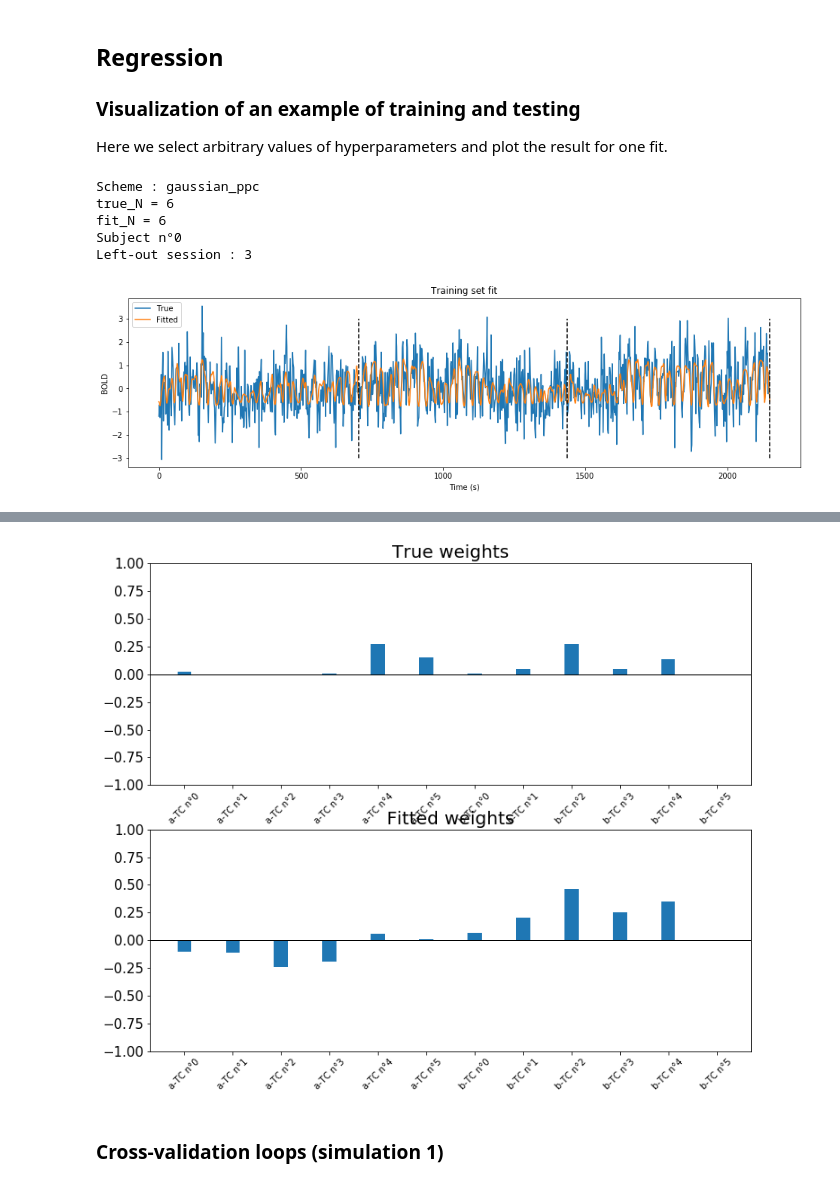
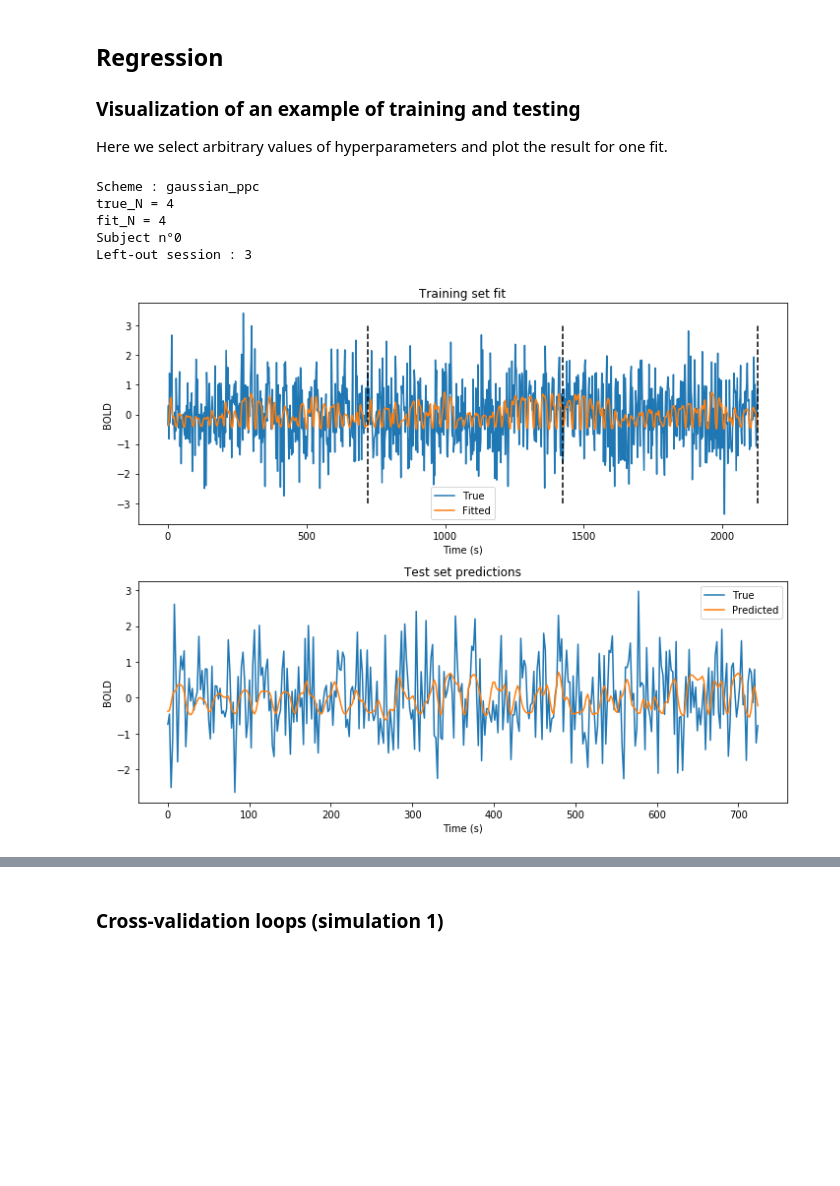
Before and after one commit to sebastiendemortain/neural-coding-of-probabilities, a Jupyter notebook: simulation_results.ipynb, the cells around one changed output, grey strips where cells are left out. Cells and saved outputs as stored; diff of their text form; code cells hidden in the pictures; blank space fills up the shorter version.

```diff
--- a/simulation_results.ipynb
+++ b/simulation_results.ipynb
@@ -266,9 +285,7 @@ Tuning curve n°0 related to the confidence
 # %% [markdown]
 ### Whiten the design matrix
 # %%
-# Initialization
-Xw = [[[[None for k_session in range(n_sessions)] for k_subject in range(n_subjects)] for k_fit_N in range(n_N)]
-     for k_scheme in range(n_schemes)]
+# Whiten the design matrices
 
 # Whitening matrix
 white_mat = sio.loadmat('data/simu/whitening_matrix.mat')
@@ -282,10 +299,10 @@ if not whitening_done:
         X_tmp = copy.deepcopy(X[k_scheme][k_fit_N][k_subject][k_session])    # Just to lighten code
         rows_dim, columns_dim = X_tmp.shape
         X_tmp = np.matmul(W[:rows_dim, :rows_dim], X_tmp)
-        Xw[k_scheme][k_fit_N][k_subject][k_session] = copy.deepcopy(X_tmp)
+        X[k_scheme][k_fit_N][k_subject][k_session] = copy.deepcopy(X_tmp)
 
 whitening_done = True
 
-X_after_whitening = copy.deepcopy(Xw)
+X_after_whitening = copy.deepcopy(X)
 # %% [markdown]
 ### Computes the response vectors
@@ -293,4 +309,5 @@ Creation of y from X to save computational ressources.
 # %%
+# Creation of y from X to save computational resources
 # Initialization of the response vectors
 y = [[[[[None for k_session in range(n_sessions)] for k_subject in range(n_subjects)] for k_fraction in range(n_fractions)]
 for k_true_N in range(n_N)] for k_scheme in range(n_schemes)]
@@ -360,10 +377,9 @@ for k_scheme in range(n_schemes):
                     population_fraction = np.array([1, 1])
 
                 # Generate the data from the voxel
-                true_voxel = voxel(true_scheme, population_fraction, subpopulation_fraction,
-                                   [true_tc_mu, true_tc_conf])
+                true_voxel = voxel(true_scheme, population_fraction, subpopulation_fraction, true_tc)
                 n_true_features = n_population * true_N
-                weights_tmp = np.reshape(true_voxel.weights, (n_true_features,))
+                weights_tmp = copy.deepcopy(np.reshape(true_voxel.weights, (n_true_features,)))
 
                 ### LOOP OVER THE SUBJECTS
                 for k_subject in range(n_subjects):
@@ -376,7 +392,7 @@ for k_scheme in range(n_schemes):
                             # We use X to compute y order to save some computation time
                             # Temporary variables to lighten the reading
                             X_tmp = copy.deepcopy(X[k_scheme][k_true_N][k_subject][k_session])
-                            y_tmp = copy.deepcopy(np.dot(X_tmp, weights_tmp))
+                            y_tmp = copy.deepcopy(np.matmul(X_tmp, weights_tmp))
 
                             # Allocation of the tensor
                             y[k_scheme][k_true_N][fraction_counter][k_subject][
@@ -408,6 +453,7 @@ y_with_noise = copy.deepcopy(y)
 # %% [markdown]
 ### Z-scoring of design matrices and responses
 # %%
+# Z-scoring of X and y
 # Initialization
 Xz = [[[[None for k_session in range(n_sessions)] for k_subject in range(n_subjects)] for k_fit_N in range(n_N)]
      for k_scheme in range(n_schemes)]
@@ -438,7 +484,7 @@ for k_scheme, k_fit_N, k_subject in itertools.product(range(n_schemes), range(n_
     # End of z-scoring
 
 
-for k_scheme, k_true_N, k_fraction, k_subject, k_session in itertools.product(range(n_schemes), range(n_N), range(n_fractions), range(n_subjects), range(n_sessions)):
+for k_scheme, k_true_N, k_fraction, k_subject in itertools.product(range(n_schemes), range(n_N), range(n_fractions), range(n_subjects)):
     # Z-scoring of y
     y_mean = np.mean(np.concatenate(np.asarray(y[k_scheme][k_true_N][k_fraction][k_subject]),
                                     axis=0), axis=0)
@@ -526,11 +580,12 @@ plt.show()
 
 Here we select arbitrary values of hyperparameters and plot the result for one fit.
 # %%
+# PICK HERE WHICH MODEL, SET, ETC. TO VISUALIZE
 #######################################
 k_scheme = 0
-k_fraction = 10
-k_fit_N = 2
-k_true_N = 2
+k_fraction = 9
+k_fit_N = 1
+k_true_N = 1
 k_subject = 0
 k_session = 3    # Left-out session
 #######################################
@@ -566,8 +621,8 @@ rho_test = pearsonr(y_pred, y_test)[0]
 
 # Plot the signal and the response
 # WEIRD IT DOESNT OWRK ANYMORE
-fig_train = plt.figure(figsize=(16,14))
-ax_y_train = fig_train.add_subplot(311)
+fig1 = plt.figure(figsize=(10,8))
+ax_y_train = fig1.add_subplot(211)
 ax_y_train.plot(np.linspace(0, between_scans_time*len(y_train), len(y_train)), y_train, label='True')
 ax_y_train.plot(np.linspace(0, between_scans_time*len(y_hat_train), len(y_hat_train)), y_hat_train, label='Fitted')
 ax_y_train.legend()
@@ -582,15 +637,14 @@ for k in range(n_sessions-1):
     dash_position += between_scans_time*len(y_cv[k])
     dash_line[k] = ax_y_train.plot(dash_position*np.ones(10), np.linspace(-3, 3, 10), color='black', linestyle='--')
 
-
-fig_test = plt.figure(figsize=(16,14))
-ax_y_test = fig_test.add_subplot(311)
+ax_y_test = fig1.add_subplot(212)
 ax_y_test.plot(np.linspace(0, between_scans_time*len(y_test), len(y_test)), y_test, label='True')
 ax_y_test.plot(np.linspace(0, between_scans_time*len(y_pred), len(y_pred)), y_pred, label='Predicted')
 ax_y_test.legend()
 ax_y_test.set_xlabel('Time (s)')
 ax_y_test.set_ylabel('BOLD')
 ax_y_test.set_title('Test set predictions')
+fig1.tight_layout()
 
 ## Plot the weights
 
@@ -600,41 +654,41 @@ fit_weights = regr.coef_
 # Plot the true weights
 width = 1/np.sqrt((2*true_N))
 
-fig = plt.figure(figsize=(12,10))
-ax_true_weights = fig.add_subplot(211)
+fig2 = plt.figure(figsize=(10,8))
+ax_true_weights = fig2.add_subplot(211)
 labels = [None for k in range(2*true_N)]
 for k in range(2*true_N):
     if k<true_N:
         labels[k] = 'a-TC n°'+str(k%true_N)
     else:
         labels[k] = 'b-TC n°'+str(k%true_N)
 ax_true_weights.bar(labels, true_weights, width=width)
 ax_true_weights.tick_params(labelsize=15)
 ax_true_weights.set_title('True weights', fontsize=20)
 ax_true_weights.set_ylim([-1, 1])
 ax_true_weights.set_xticklabels(labels, rotation=45, fontsize=10)
 ax_true_weights.axhline(0, color="black", linewidth=1)
 
 width = 1/np.sqrt((2*fit_N))
-ax_fit_weights = fig.add_subplot(212)
+ax_fit_weights = fig2.add_subplot(212)
 labels = [None for k in range(2*fit_N)]
 for k in range(2*fit_N):
     if k<fit_N:
         labels[k] = 'a-TC n°'+str(k%fit_N)
     else:
         labels[k] = 'b-TC n°'+str(k%fit_N)
 ax_fit_weights.bar(labels, fit_weights, width=width)
 ax_fit_weights.tick_params(labelsize=15)
 ax_fit_weights.set_title('Fitted weights', fontsize=20)
 ax_fit_weights.set_ylim([-1, 1])
 ax_fit_weights.set_xticklabels(labels, rotation=45, fontsize=10)
 ax_fit_weights.axhline(0, color="black", linewidth=1)
-
+fig2.tight_layout()
 plt.show()
 # %% [output]
 Scheme : gaussian_ppc
-true_N = 6
-fit_N = 6
+true_N = 4
+fit_N = 4
 Subject n°0
 Left-out session : 3
-[figure, old version]
+[figure, new version]
@@ -642,4 +696,3 @@ Left-out session : 3
-[figure, removed]
 # %% [markdown]
 ### Cross-validation loops (simulation 1)
 # %%
```
Also changed, not shown: parts of 17 cells of this notebook, 1 other file.
